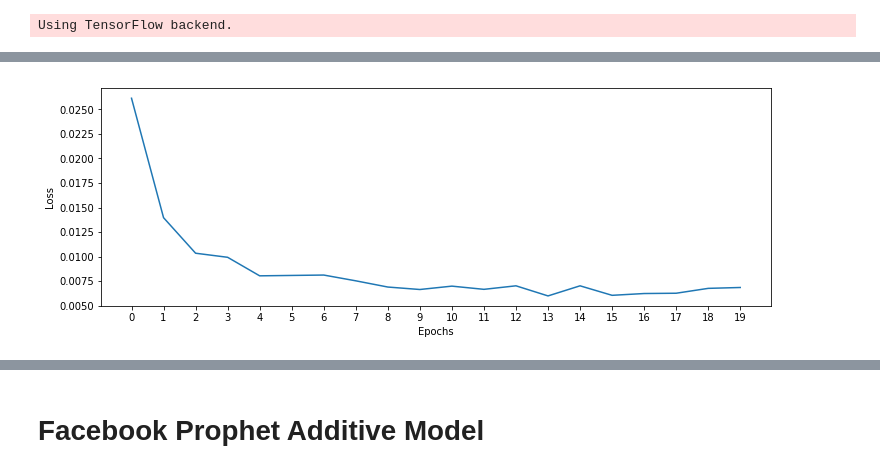
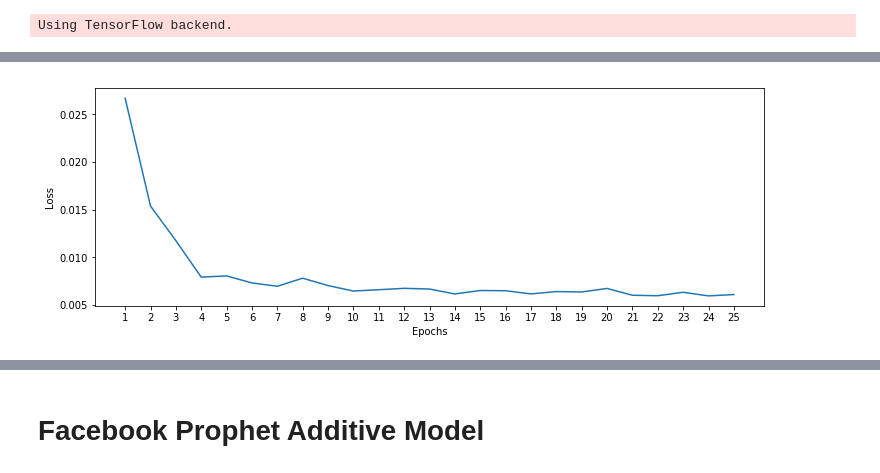
Before and after one commit to libinruan/Python_Timeseries_Project, a Jupyter notebook: 2-beer-trio-lstm-arima-prophet.ipynb, the cells around one changed output, grey strips where cells are left out. Cells and saved outputs as stored; diff of their text form; code cells hidden in the pictures.

```diff
--- a/2-beer-trio-lstm-arima-prophet.ipynb
+++ b/2-beer-trio-lstm-arima-prophet.ipynb
@@ -63,0 +91,5 @@ a.seasonal.plot();
+# %%
+# plt.figure(figsize = (16,12))
+plt.rcParams['figure.figsize'] = [16, 12]
+a = seasonal_decompose(df["Production"], model = "additive")
+a.plot();
@@ -129,0 +156,4 @@ Warnings:
+# %%
+plt.rcParams['figure.figsize'] = [15, 12]
+arima_result.plot_diagnostics()
+plt.tight_layout()
@@ -204,2 +245,0 @@ _________________________________________________________________
-# %%
-lstm_model.fit_generator(generator,epochs=20)
@@ -224,0 +246,4 @@ Epoch 20/20
+# %%
+start_time = time.time()
+lstm_model.fit_generator(generator,epochs=25)
+print('Model fitting took {} seconds'.format(time.time()-start_time))
@@ -225,9 +268,9 @@ Epoch 20/20
 # %%
 losses_lstm = lstm_model.history.history['loss']
 plt.figure(figsize=(12,4))
 plt.xlabel("Epochs")
 plt.ylabel("Loss")
-plt.xticks(np.arange(0,21,1))
+plt.xticks(np.arange(0,25,1), np.arange(1,26,1))
 plt.plot(range(len(losses_lstm)),losses_lstm);
 # %% [output]
-[figure, old version]
+[figure, new version]
```
Also changed, not shown: parts of 73 cells of this notebook, 1 other file.
